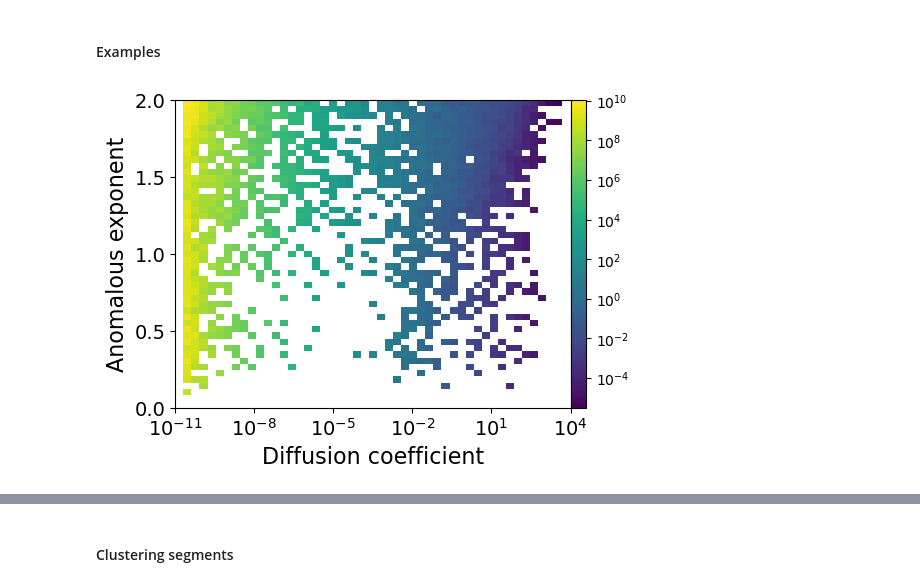
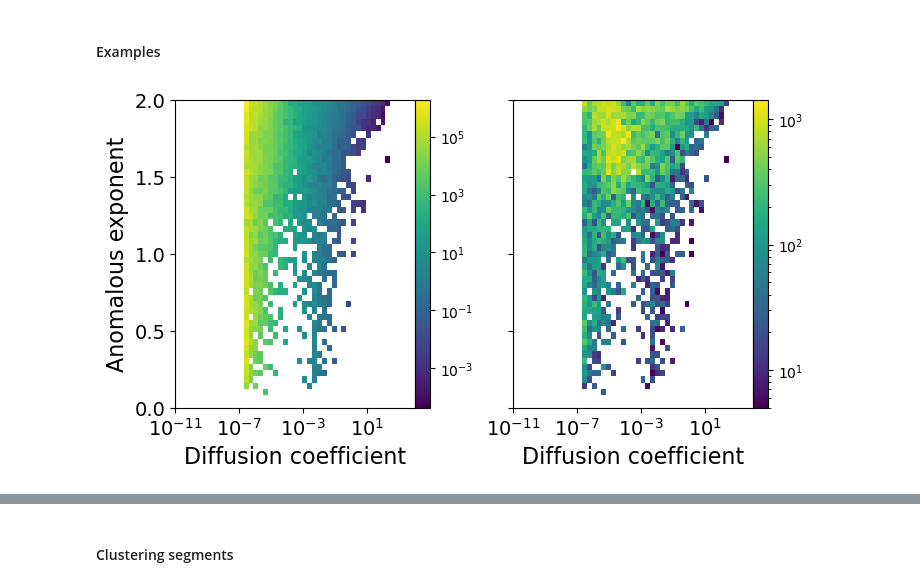
Before and after one commit to GabrielFernandezFernandez/kistep, a Jupyter notebook: nbs/tutorials/ANDI_challenge_two_submission.ipynb, the cells around one changed output, grey strips where cells are left out. Drawn from its saved outputs; the diff is of its cells as text; code cells hidden in the pictures.

```diff
--- a/nbs/tutorials/ANDI_challenge_two_submission.ipynb
+++ b/nbs/tutorials/ANDI_challenge_two_submission.ipynb
@@ -718,7 +718,7 @@ track = 2
 # The results go in the same folders generated above
 path_track = path_results + f'track_{track}/'
 
-for exp in trange(1 if N_EXP==9 else 0, N_EXP):
+for exp in trange(1 if N_EXP==9 else 0, N_EXP+1 if N_EXP==9 else N_EXP):  # to match benchmark numbering
     path_exp = path_track + f'exp_{exp}/'
     # the folder has to exist for writing the results file therein
     if not os.path.exists(path_exp):    os.makedirs(path_exp)
@@ -1263,7 +1256,7 @@ label = 10.9%
 # %% [markdown]
 #### Examples
 # %%
-exp = 11
+exp = 9
 # %%
 seg = read_segments(path_results, exp=str(exp))
 # %%
@@ -1277,18 +1270,30 @@ seg_flat_alphas, seg_flat_ks, seg_flat_states, seg_flat_cps, seg_flat_res = seg_
 # %%
 # plt.hist(seg_flat_ks,bins=np.geomspace(1e-4,10,200));plt.xscale('log');plt.ylim(0,100);
 # %%
-plt.figure(figsize=(6, 4))
-plt.hist2d(seg_flat_ks, seg_flat_alphas,
+fig,axs = plt.subplots(1,2, figsize=(8, 4), sharey=True)
+h= axs[0].hist2d(seg_flat_ks, seg_flat_alphas,
            bins=[#np.geomspace(1e-7,1e3,50),
                  np.geomspace(1e-11,1e4,50),
                  np.linspace(0,2,50)], density=True,
            # cmap=cmap
            norm=matplotlib.colors.LogNorm(),
           );
 
-plt.colorbar(pad=0);
-plt.xlabel('Diffusion coefficient', fontsize=16); plt.xscale('log');
-plt.ylabel('Anomalous exponent', fontsize=16)
-plt.tick_params(labelsize=14)
+plt.colorbar(h[-1], ax=axs[0], pad=0);
+axs[0].set_ylabel('Anomalous exponent', fontsize=16)
+
+h = axs[1].hist2d(seg_flat_ks, seg_flat_alphas,
+           bins=[#np.geomspace(1e-7,1e3,50),
+                 np.geomspace(1e-11, 1e4,50),
+                 np.linspace(0,2,50)],
+           # cmap=cmap
+           weights = seg_flat_res,  # <-- Weighting by segment length
+           norm=matplotlib.colors.LogNorm(),
+          );
+plt.colorbar(h[-1], ax=axs[1], pad=0);
+
+for ax in axs:
+    ax.set_xlabel('Diffusion coefficient', fontsize=16); ax.set_xscale('log');
+    ax.tick_params(labelsize=14)
 # %% [output]
-[figure, old version]
+[figure, new version]
```
Also changed, not shown: parts of 11 cells of this notebook.
